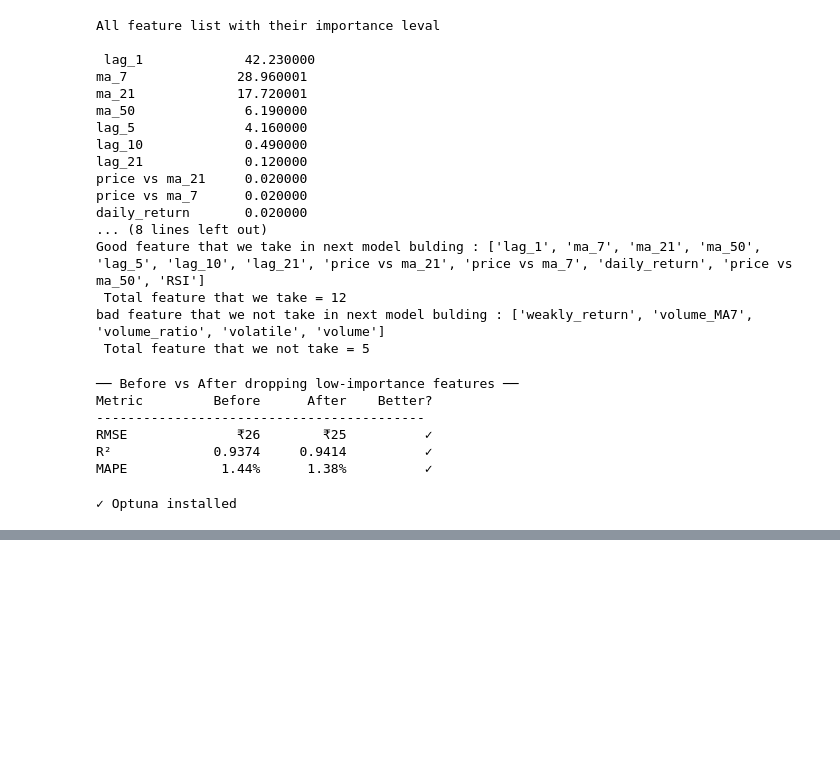
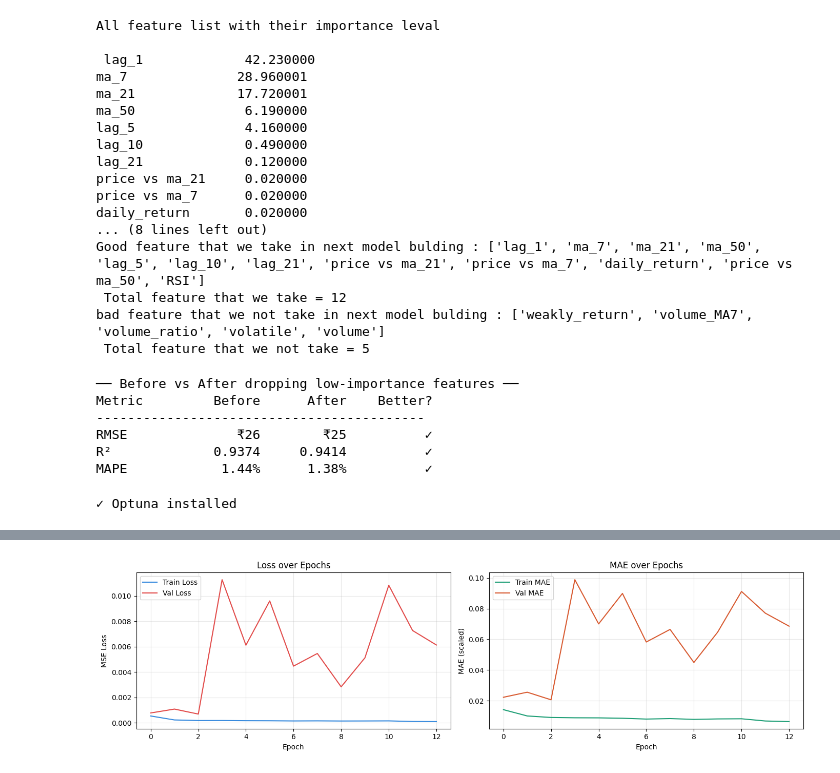
Before and after one commit to Kuldip-Lakhtariya/Reliance_stock_price_prediction, a Jupyter notebook: Reliance_price_prediction.ipynb, the cells around one changed output, grey strips where cells are left out. Saved outputs shown, nothing was run; the diff lists cells and outputs as text; code cells hidden in the pictures; blank space fills up the shorter version.

Commit message:
Implemented LSTM model for Reliance stock price prediction

```diff
--- a/Reliance_price_prediction.ipynb
+++ b/Reliance_price_prediction.ipynb
@@ -456,0 +531,21 @@ Better model: Tuned
+# %%
+window = 60
+tf.random.set_seed(42)
+
+model = keras.Sequential()
+
+model.add(layers.LSTM(units = 256 , return_sequences = True , input_shape = (window,1)))
+model.add(layers.Dropout(0.3))
+model.add(layers.LSTM(units = 128 , return_sequences = True ))
+model.add(layers.Dropout(0.3))
+model.add(layers.LSTM(units = 32 , return_sequences = False ))
+model.add(layers.Dropout(0.2))
+model.add(layers.Dense(16,activation="relu"))
+model.add(layers.Dense(1))
+
+model.compile(
+    optimizer = keras.optimizers.Adam(learning_rate = 0.001),
+    loss = "mse",
+    metrics = ["mae"]
+)
+model.summary()
@@ -456,0 +622,20 @@ Better model: Tuned
+# %%
+fig, axes = plt.subplots(1, 2, figsize=(14, 4))
+
+# Plot 1 — Loss
+axes[0].plot(history.history['loss'],     label='Train Loss', color='#378ADD')
+axes[0].plot(history.history['val_loss'], label='Val Loss',   color='#E24B4A')
+axes[0].set_title('Loss over Epochs')
+axes[0].set_xlabel('Epoch'); axes[0].set_ylabel('MSE Loss')
+axes[0].legend(); axes[0].grid(alpha=0.3)
+
+# Plot 2 — MAE
+axes[1].plot(history.history['mae'],     label='Train MAE', color='#1D9E75')
+axes[1].plot(history.history['val_mae'], label='Val MAE',   color='#D85A30')
+axes[1].set_title('MAE over Epochs')
+axes[1].set_xlabel('Epoch'); axes[1].set_ylabel('MAE (scaled)')
+axes[1].legend(); axes[1].grid(alpha=0.3)
+
+plt.tight_layout(); plt.show()
+# %% [output]
+[figure, added]
```
Also changed, not shown: parts of 16 cells of this notebook, 4 other files.
